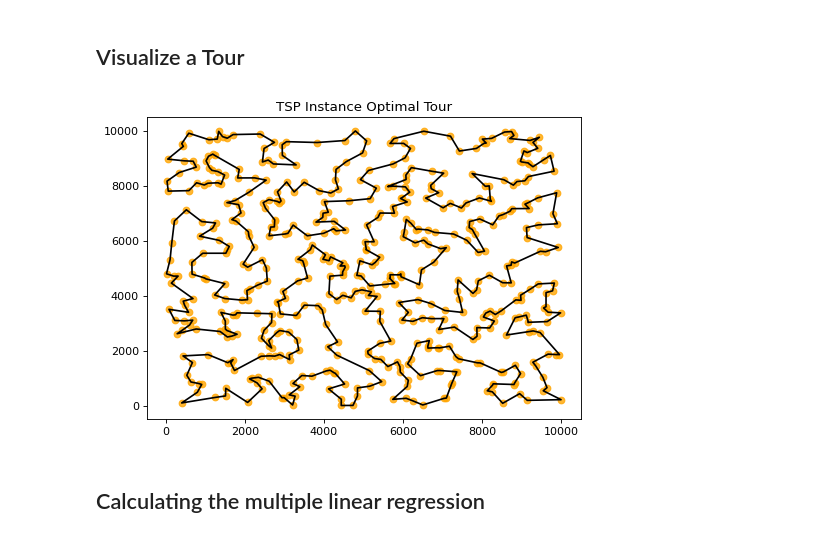
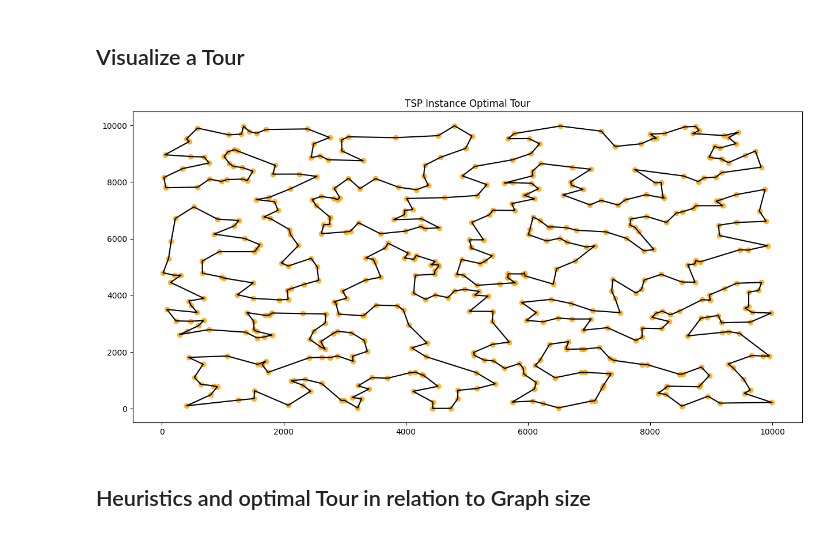
Before and after one commit to paulbrenker/decision-tsp, a Jupyter notebook: heuristics.ipynb, the cells around one changed output. Drawn from its saved outputs; the diff is of its cells as text; code cells hidden in the pictures.

```diff
--- a/heuristics.ipynb
+++ b/heuristics.ipynb
@@ -162,19 +167,19 @@ Christofides Heuristik           1.111340  1.111159
 # %%
 instance = load_from_json('tspset1/tsp_300_sol.json')
 
 coordinates = np.array(instance['node_coordinates'])
 tour = np.array([coordinates[step] for step in instance['tour']+[0]])
 
-plt.figure(figsize =(7, 5), dpi=80)
+plt.figure(figsize =(15, 7), dpi=100)
 plt.scatter(*coordinates.T, alpha=0.8, color='orange')
 plt.plot(*tour.T, color='black')
 plt.title('TSP Instance Optimal Tour')
 plt.plot()
 plt.show()
 # %% [output]
-[figure, old version]
+[figure, new version]
-# %% [markdown]
-## Calculating the multiple linear regression
+# %% [markdown]
+## Heuristics and optimal Tour in relation to Graph size
 # %%
 DIRECTORY_PATH = 'tspset1'
 
```
Also changed, not shown: parts of 27 cells of this notebook.
